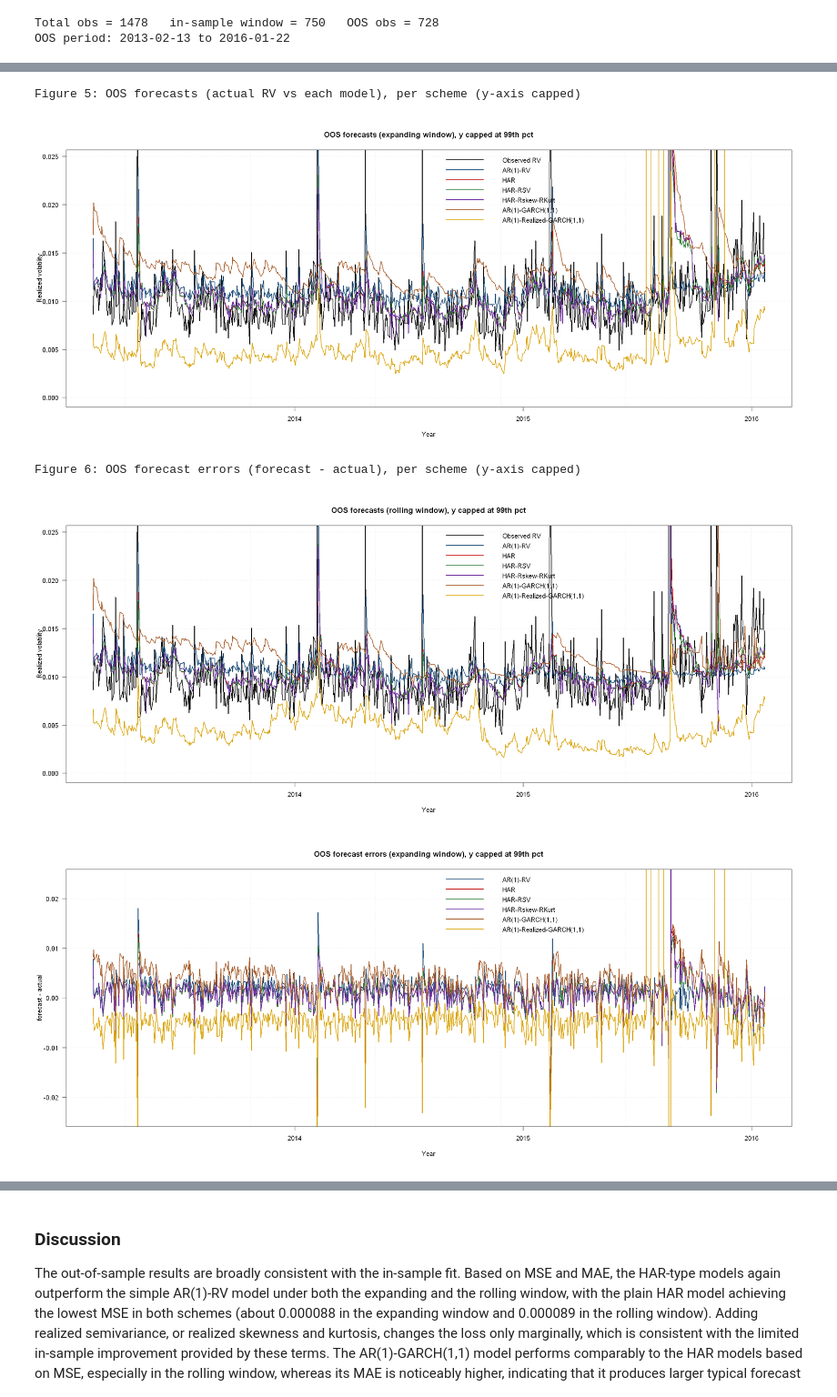
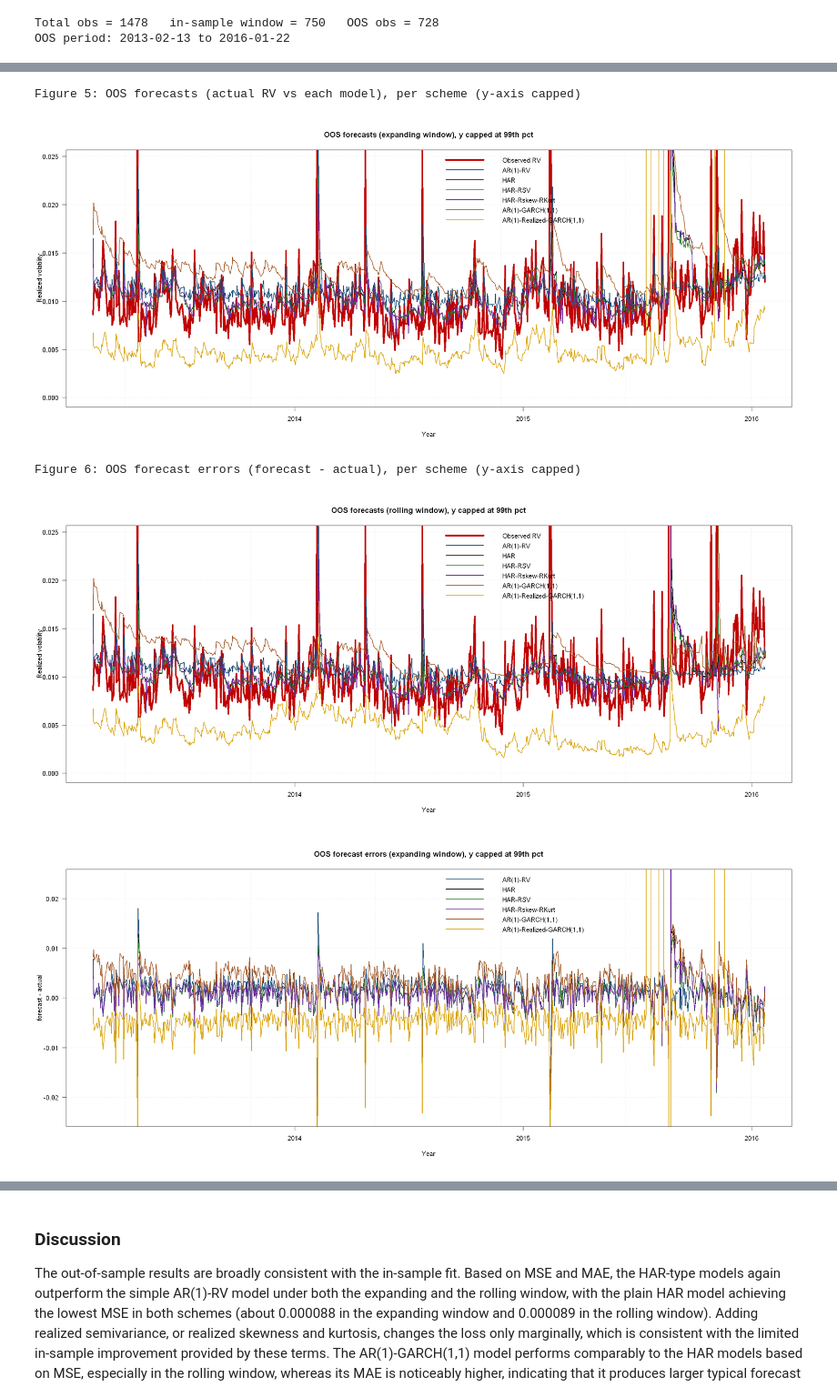
Before and after one commit to marketaondrejova/Finecox-final-project, a Jupyter notebook: Project.ipynb, the cells around one changed output, grey strips where cells are left out. Shown at 91% size. Cells and saved outputs as stored; diff of their text form; code cells hidden in the pictures.

```diff
--- a/Project.ipynb
+++ b/Project.ipynb
@@ -123,7 +123,7 @@ plot_multi_ts <- function(date, y_list, labels, main = "Comparison",
 
   # Add all lines
   for (j in seq_len(ncol(y_mat))) {
-    lines(date, y_mat[, j], col = cols[j], lwd = 2)
+    lines(date, y_mat[, j], col = cols[j], lwd = if (length(lwd) > 1) lwd[j] else lwd)
   }
 
   # Legend
@@ -131,7 +131,7 @@ plot_multi_ts <- function(date, y_list, labels, main = "Comparison",
          legend = labels,
          col = cols[seq_along(labels)],
          lty = 1,
-         lwd = 2,
+         lwd = lwd,
          bty = "n")
 
   box()
@@ -1035,7 +1035,7 @@ forecast_garch_oos <- function(spec, ret_xts, W, scheme,
 
 model_names <- c("AR(1)-RV", "HAR", "HAR-RSV", "HAR-Rskew-RKurt",
                  "AR(1)-GARCH(1,1)", "AR(1)-Realized-GARCH(1,1)")
-model_cols <- c(my_cols["navy"], my_cols["red"], my_cols["green"],
+model_cols <- c(my_cols["navy"], my_cols["black"], my_cols["green"],
                 my_cols["purple"], my_cols["brown"], my_cols["ochre"])
 names(model_cols) <- model_names
 # %% [output]
@@ -1132,35 +1132,35 @@ All forecasts computed.
 # 99th percentile of the absolute error) so the models can be compared at a
 # sensible scale. The uncapped full-scale versions are reported in the Appendix.
 cat("\nFigure 5: OOS forecasts (actual RV vs each model), per scheme (y-axis capped)\n\n")
 
 for (scheme in c("expanding", "rolling")) {
   fd     <- fcast_df[[scheme]]
   series <- c(list(fd$RV), lapply(model_names, function(m) fd[[m]]))
   labs   <- c("Observed RV", model_names)
-  cols   <- c(my_cols["black"], model_cols)
+  cols   <- c(my_cols["red"], model_cols); lwd_v <- c(4, rep(2, length(model_names)))
   cap    <- quantile(fd$RV, 0.99, na.rm = TRUE)
   plot_multi_ts(
     date = fd$date, y_list = series, labels = labs,
     main = sprintf("OOS forecasts (%s window), y capped at 99th pct", scheme),
-    ylab = "Realized volatility", cols = cols, ylim = c(0, cap)
+    ylab = "Realized volatility", cols = cols, lwd = lwd_v, ylim = c(0, cap)
   )
 }
 
 cat("\nFigure 6: OOS forecast errors (forecast - actual), per scheme (y-axis capped)\n\n")
 
 for (scheme in c("expanding", "rolling")) {
   fd     <- fcast_df[[scheme]]
   errors <- lapply(model_names, function(m) fd[[m]] - fd$RV)
   cap_e  <- quantile(abs(unlist(errors)), 0.99, na.rm = TRUE)
   plot_multi_ts(
     date = fd$date, y_list = errors, labels = model_names,
     main = sprintf("OOS forecast errors (%s window), y capped at 99th pct", scheme),
     ylab = "forecast - actual", cols = model_cols, ylim = c(-cap_e, cap_e)
   )
 }
 # %% [output]
 Figure 5: OOS forecasts (actual RV vs each model), per scheme (y-axis capped)
-[figure, old version]
+[figure, new version]
 Figure 6: OOS forecast errors (forecast - actual), per scheme (y-axis capped)
-[figure, old version]
+[figure, new version]
-[figure, old version]
+[figure, new version]
```
Also changed, not shown: parts of 6 cells of this notebook, 1 other file.
